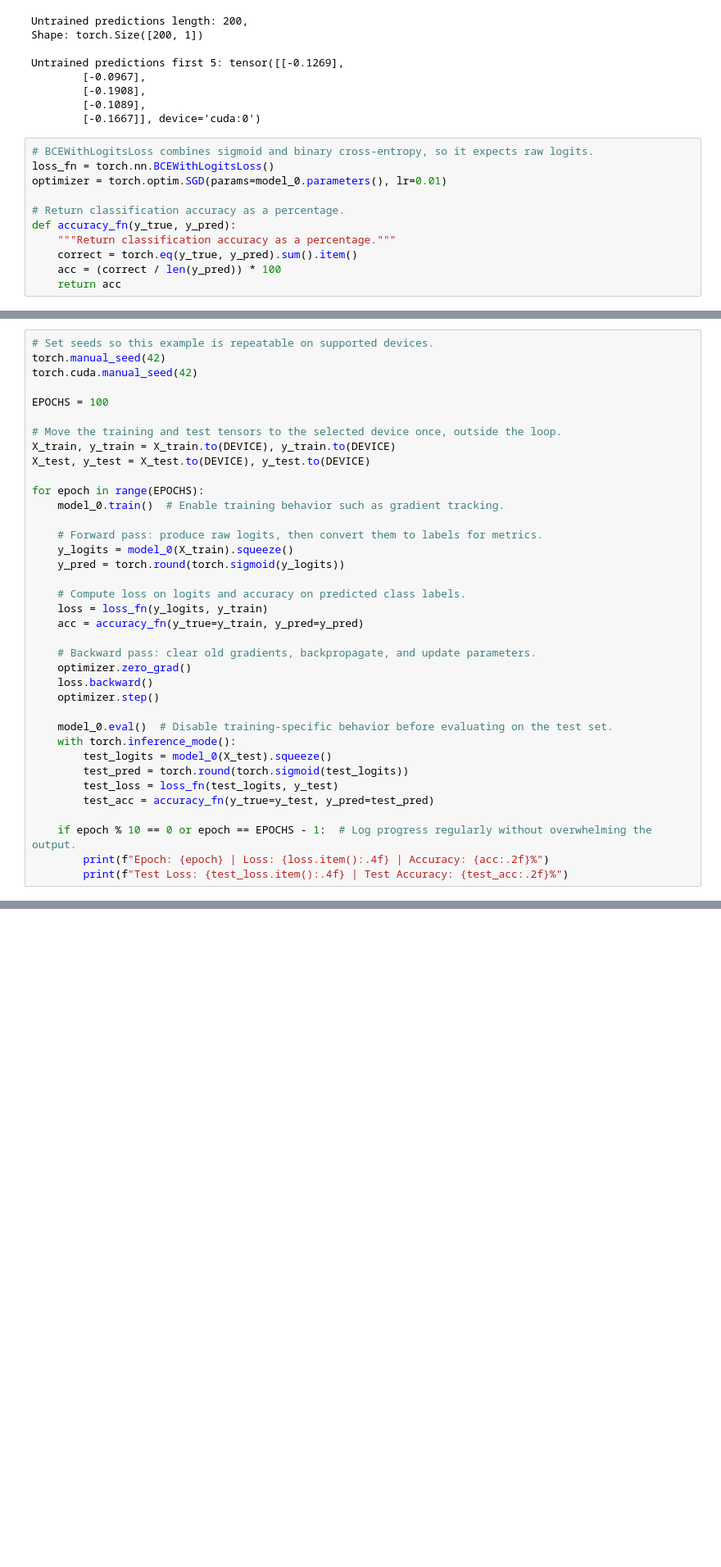
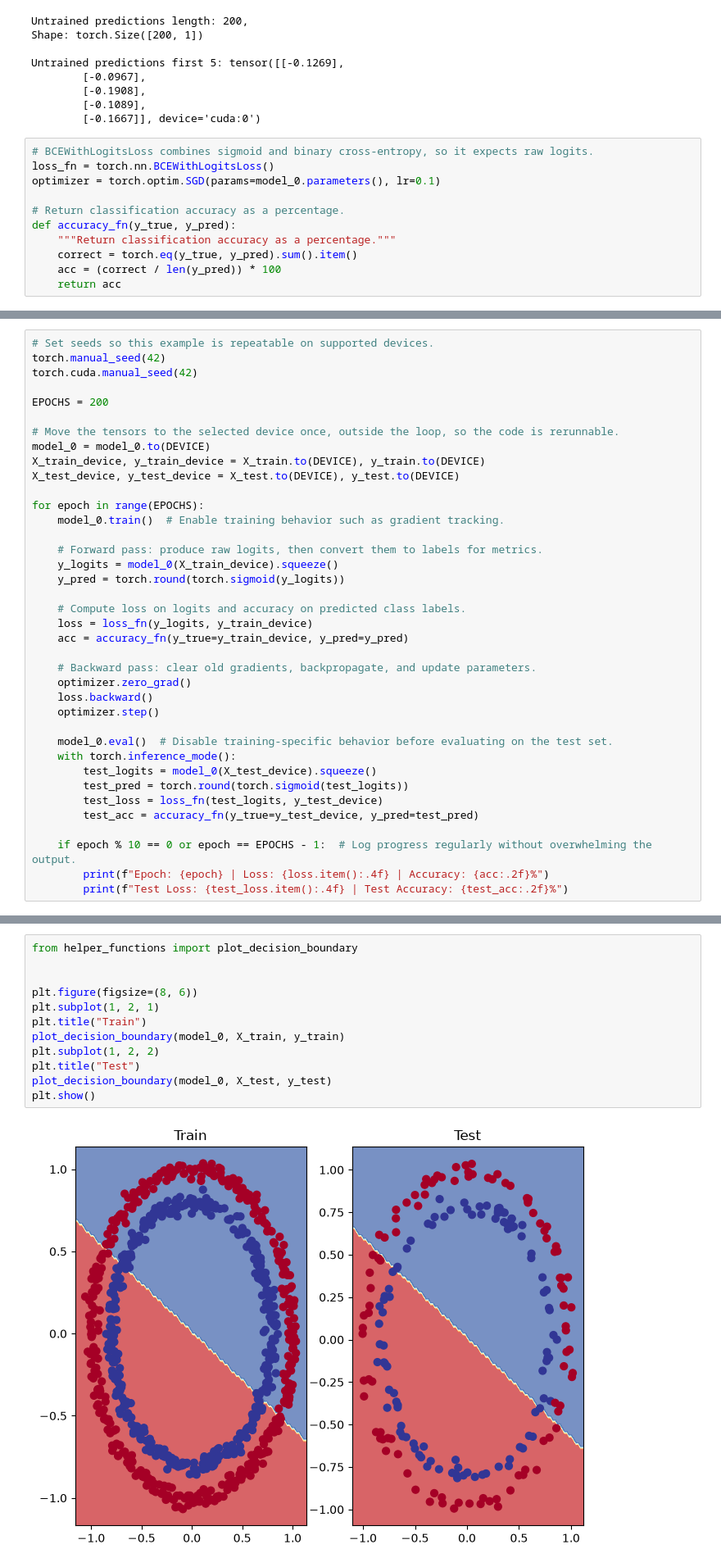
Before and after one commit to LovepreetSinghGhuman/PyTorch_Mastery, a Jupyter notebook: 02_PyTorch_NN_Classification.ipynb, the cells around one changed output, grey strips where cells are left out. Shown at 82% size. Cells and saved outputs as stored; diff of their text form; blank space fills up the shorter version.

```diff
--- a/02_PyTorch_NN_Classification.ipynb
+++ b/02_PyTorch_NN_Classification.ipynb
@@ -205,7 +217,7 @@ Untrained predictions first 5: tensor([[-0.1269],
 # %%
 # BCEWithLogitsLoss combines sigmoid and binary cross-entropy, so it expects raw logits.
 loss_fn = torch.nn.BCEWithLogitsLoss()
-optimizer = torch.optim.SGD(params=model_0.parameters(), lr=0.01)
+optimizer = torch.optim.SGD(params=model_0.parameters(), lr=0.1)
 
 # Return classification accuracy as a percentage.
 def accuracy_fn(y_true, y_pred):
@@ -256,22 +259,23 @@ tensor([0., 0., 0., 0., 0.], device='cuda:0')
 torch.manual_seed(42)
 torch.cuda.manual_seed(42)
 
-EPOCHS = 100
+EPOCHS = 200
 
-# Move the training and test tensors to the selected device once, outside the loop.
-X_train, y_train = X_train.to(DEVICE), y_train.to(DEVICE)
-X_test, y_test = X_test.to(DEVICE), y_test.to(DEVICE)
+# Move the tensors to the selected device once, outside the loop, so the code is rerunnable.
+model_0 = model_0.to(DEVICE)
+X_train_device, y_train_device = X_train.to(DEVICE), y_train.to(DEVICE)
+X_test_device, y_test_device = X_test.to(DEVICE), y_test.to(DEVICE)
 
 for epoch in range(EPOCHS):
     model_0.train()  # Enable training behavior such as gradient tracking.
 
     # Forward pass: produce raw logits, then convert them to labels for metrics.
-    y_logits = model_0(X_train).squeeze()
+    y_logits = model_0(X_train_device).squeeze()
     y_pred = torch.round(torch.sigmoid(y_logits))
 
     # Compute loss on logits and accuracy on predicted class labels.
-    loss = loss_fn(y_logits, y_train)
-    acc = accuracy_fn(y_true=y_train, y_pred=y_pred)
+    loss = loss_fn(y_logits, y_train_device)
+    acc = accuracy_fn(y_true=y_train_device, y_pred=y_pred)
 
     # Backward pass: clear old gradients, backpropagate, and update parameters.
     optimizer.zero_grad()
@@ -280,10 +284,10 @@ for epoch in range(EPOCHS):
 
     model_0.eval()  # Disable training-specific behavior before evaluating on the test set.
     with torch.inference_mode():
-        test_logits = model_0(X_test).squeeze()
+        test_logits = model_0(X_test_device).squeeze()
         test_pred = torch.round(torch.sigmoid(test_logits))
-        test_loss = loss_fn(test_logits, y_test)
-        test_acc = accuracy_fn(y_true=y_test, y_pred=test_pred)
+        test_loss = loss_fn(test_logits, y_test_device)
+        test_acc = accuracy_fn(y_true=y_test_device, y_pred=test_pred)
 
     if epoch % 10 == 0 or epoch == EPOCHS - 1:  # Log progress regularly without overwhelming the output.
         print(f"Epoch: {epoch} | Loss: {loss.item():.4f} | Accuracy: {acc:.2f}%")
@@ -308,0 +313,14 @@ Test Loss: 0.6959 | Test Accuracy: 47.00%
+# %%
+from helper_functions import plot_decision_boundary
+
+
+plt.figure(figsize=(8, 6))
+plt.subplot(1, 2, 1)
+plt.title("Train")
+plot_decision_boundary(model_0, X_train, y_train)
+plt.subplot(1, 2, 2)
+plt.title("Test")
+plot_decision_boundary(model_0, X_test, y_test)
+plt.show()
+# %% [output]
+[figure, added]
```
Also changed, not shown: parts of 12 cells of this notebook.
